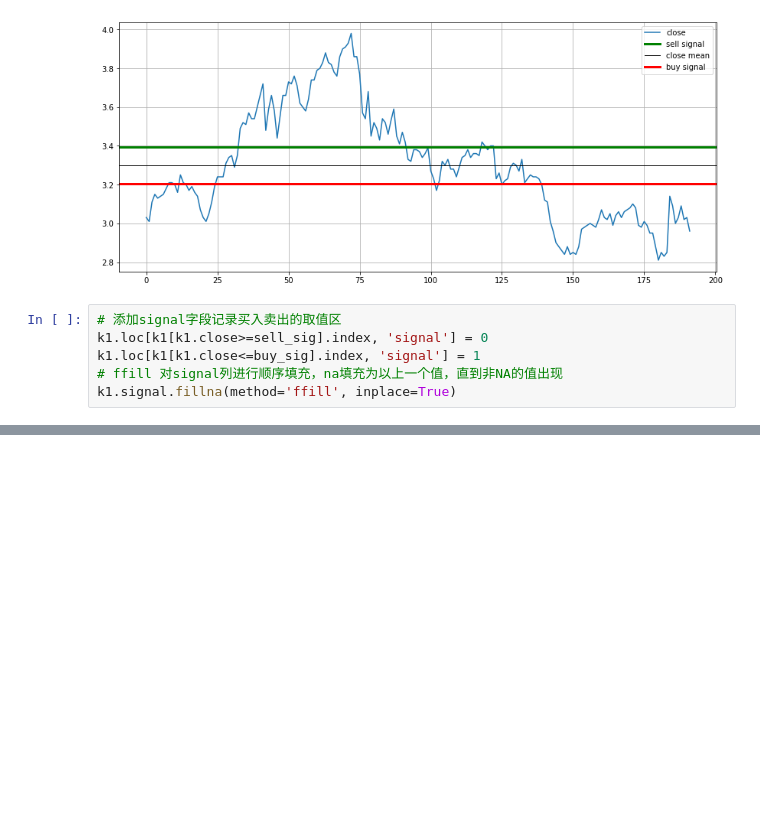
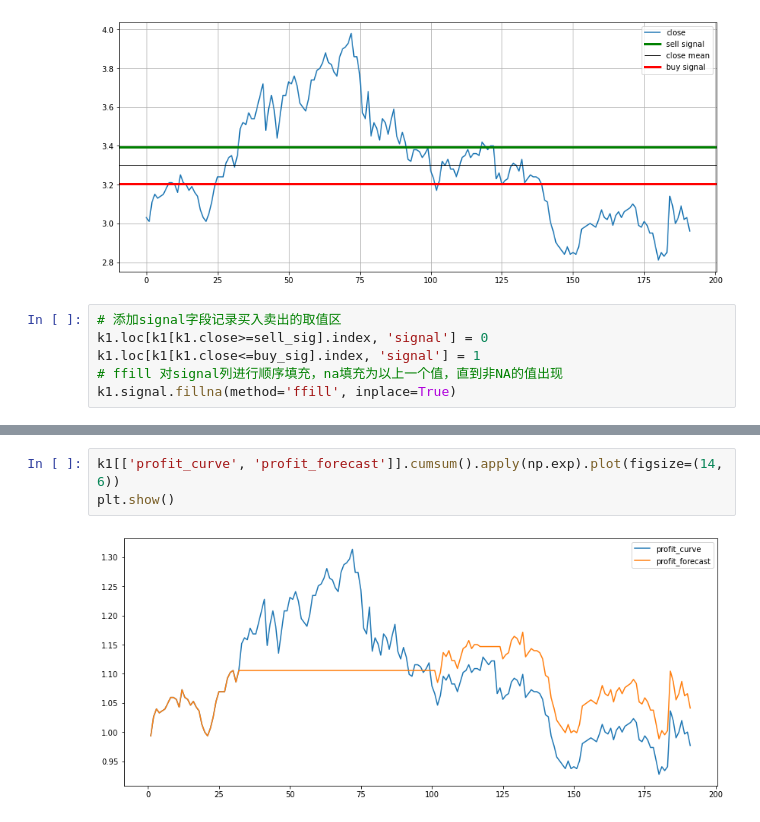
Before and after one commit to wd64759/quants, a Jupyter notebook: quants/trade_platform.ipynb, the cells around one changed output, grey strips where cells are left out. Cells and saved outputs as stored; diff of their text form; blank space fills up the shorter version.

```diff
--- a/quants/trade_platform.ipynb
+++ b/quants/trade_platform.ipynb
@@ -127,0 +133,5 @@ plt.show()
+# %%
+k1[['profit_curve', 'profit_forecast']].cumsum().apply(np.exp).plot(figsize=(14, 6))
+plt.show()
+# %% [output]
+[figure, added]
```
Also changed, not shown: parts of 5 cells of this notebook.
